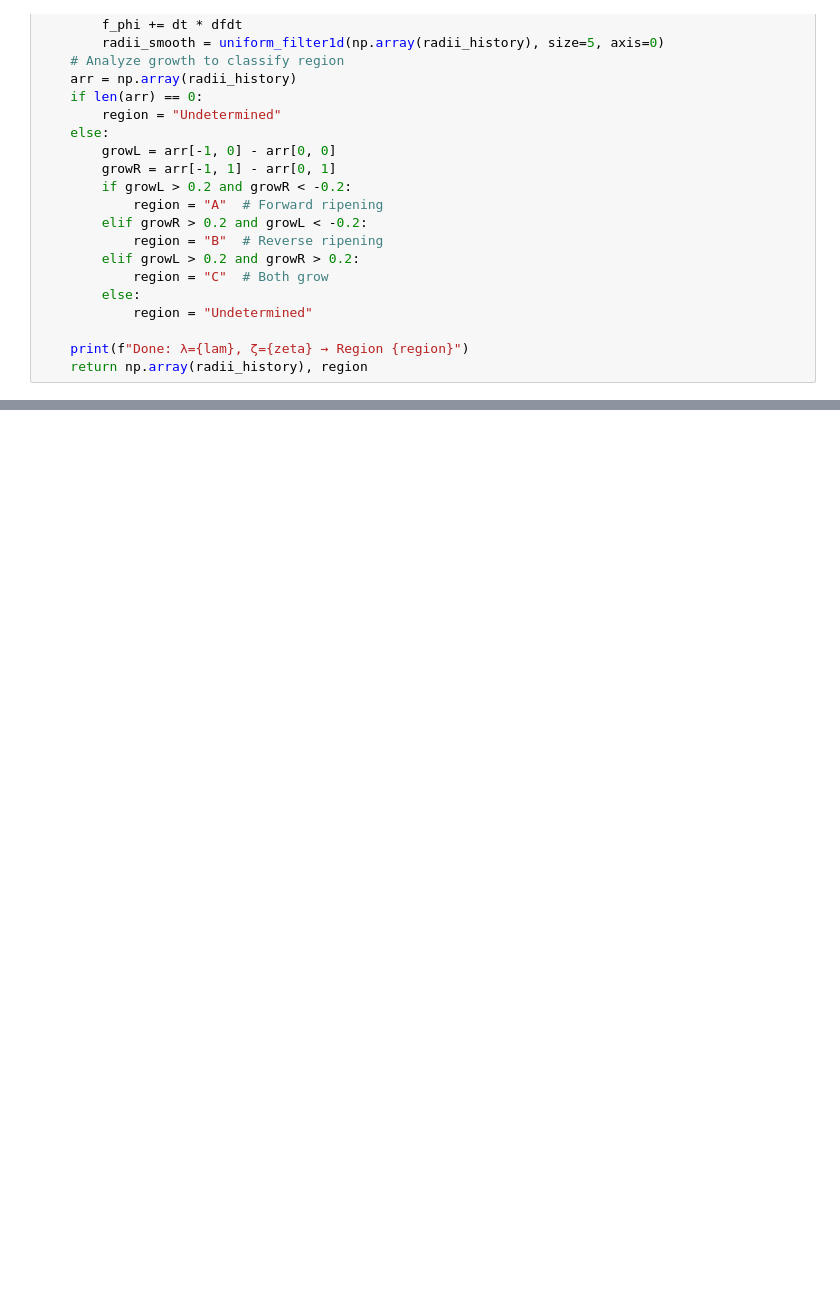
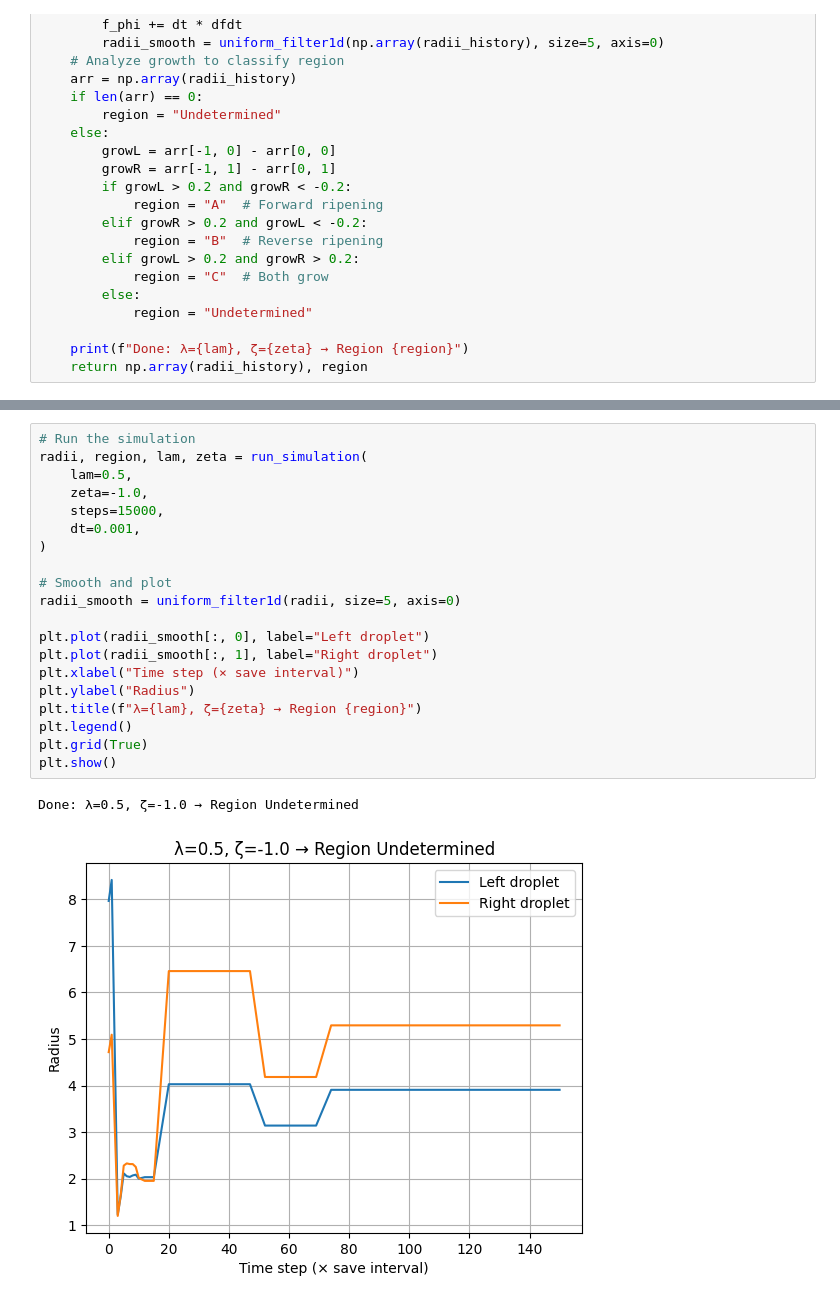
Before and after one commit to EnnoI/ComputationalMathematicsSeminarSoSe25, a Jupyter notebook: two_Droplet_new/two_droplet_worker.ipynb, the cells around one changed output, grey strips where cells are left out. Drawn from its saved outputs; the diff is of its cells as text; blank space fills up the shorter version.

Commit message:
two droplet over the whole grid

```diff
--- a/two_Droplet_new/two_droplet_worker.ipynb
+++ b/two_Droplet_new/two_droplet_worker.ipynb
@@ -125,0 +296,23 @@ plt.show()
+# %%
+# Run the simulation
+radii, region, lam, zeta = run_simulation(
+    lam=0.5,
+    zeta=-1.0,
+    steps=15000,
+    dt=0.001,
+)
+
+# Smooth and plot
+radii_smooth = uniform_filter1d(radii, size=5, axis=0)
+
+plt.plot(radii_smooth[:, 0], label="Left droplet")
+plt.plot(radii_smooth[:, 1], label="Right droplet")
+plt.xlabel("Time step (× save interval)")
+plt.ylabel("Radius")
+plt.title(f"λ={lam}, ζ={zeta} → Region {region}")
+plt.legend()
+plt.grid(True)
+plt.show()
+# %% [output]
+Done: λ=0.5, ζ=-1.0 → Region Undetermined
+[figure, added]
```
Also changed, not shown: parts of 7 cells of this notebook, 9 other files.
